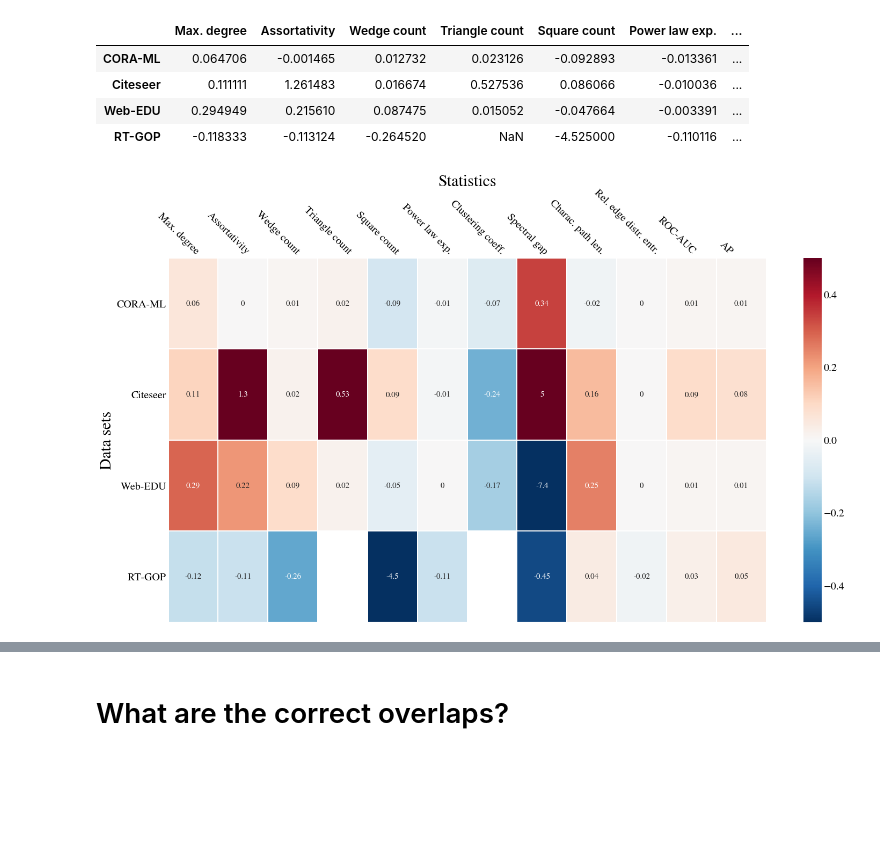
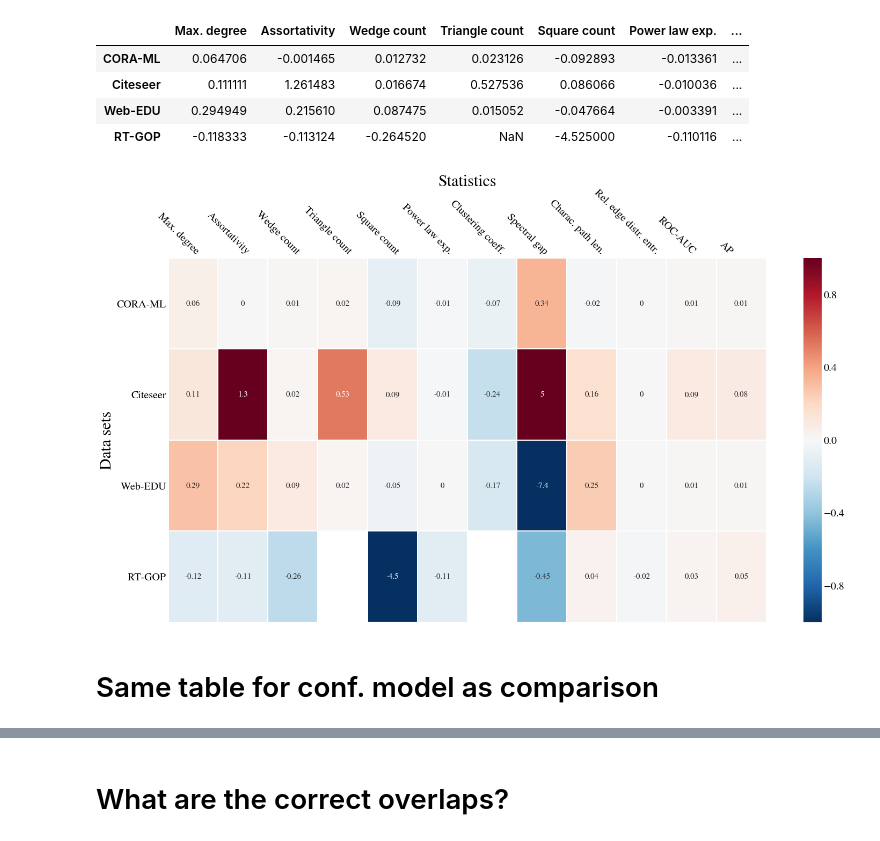
Before and after one commit to hheidrich/Net, a Jupyter notebook: exp/DirectComparisonTable.ipynb, the cells around one changed output, grey strips where cells are left out. Cells and saved outputs as stored; diff of their text form; code cells hidden in the pictures; blank space fills up the shorter version.

```diff
--- a/exp/DirectComparisonTable.ipynb
+++ b/exp/DirectComparisonTable.ipynb
@@ -93,13 +91,15 @@ df
 | Web-EDU | 0.294949 | 0.215610 | 0.087475 | 0.015052 | -0.047664 | -0.003391 | ... |
 | RT-GOP | -0.118333 | -0.113124 | -0.264520 | NaN | -4.525000 | -0.110116 | ... |
 # %%
-heat_map_from_df(df, figsize=(20, 10), color_limits=(-.5, .5), annot_size=15,
+heat_map_from_df(df, figsize=(20, 10), color_limits=(-1, 1), annot_size=15,
                  xlabel_size=30,
                  ylabel_size=30,
                  xtick_size=20,
                  ytick_size=20,
                  xtick_shift=0.3,
                  colorlabel_size=20,
                  save_path='../fig/rel_error_table.pdf')
 # %% [output]
-[figure, old version]
+[figure, new version]
+# %% [markdown]
+# Same table for conf. model as comparison
```
Also changed, not shown: parts of 6 cells of this notebook, 2 other files.
